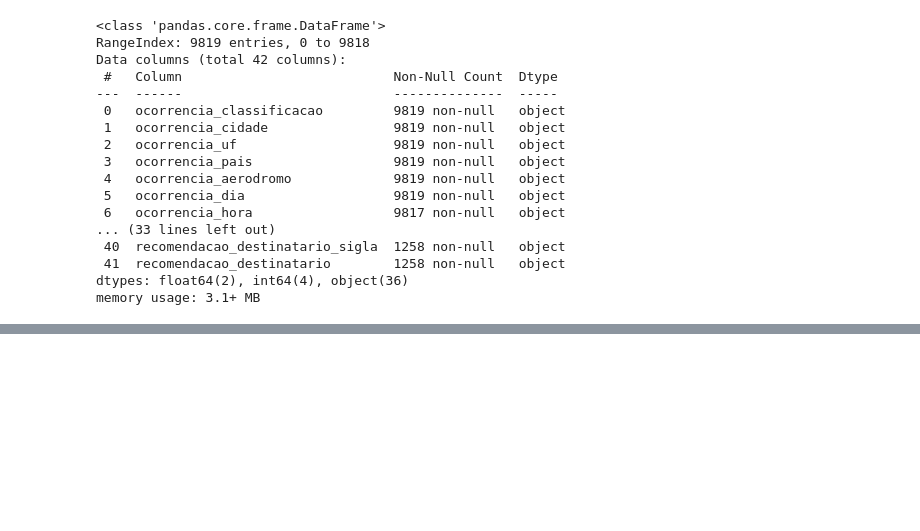
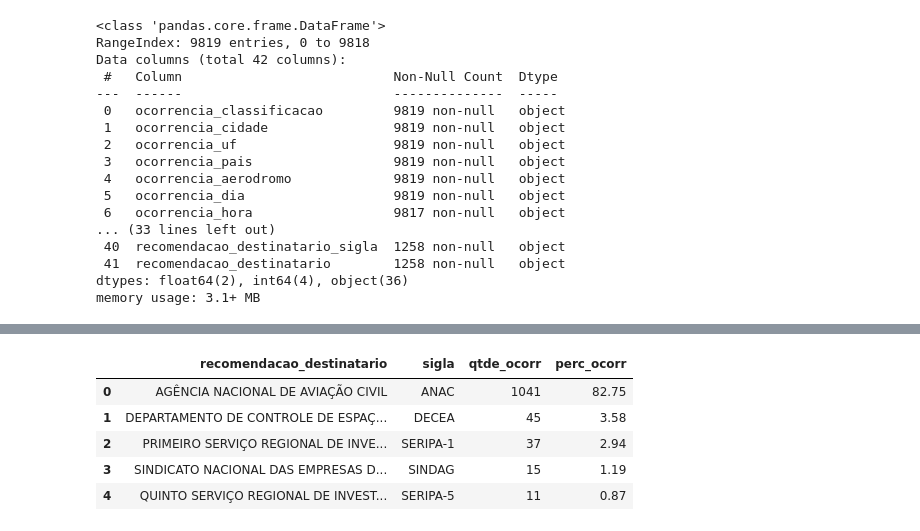
Before and after one commit to jairobernardesjunior/Cenipa_analisa_fatores_recomendacoes, a Jupyter notebook: 01 cenipa_analisa_fatores_recomendacoes.ipynb, the cells around one changed output, grey strips where cells are left out. Saved outputs shown, nothing was run; the diff lists cells and outputs as text; code cells hidden in the pictures; blank space fills up the shorter version.

```diff
--- a/01 cenipa_analisa_fatores_recomendacoes.ipynb
+++ b/01 cenipa_analisa_fatores_recomendacoes.ipynb
@@ -280,0 +419,26 @@ df_ocorr_cid.head(3)
+# %%
+# conta a quantidade de recomendacao_destinatario e agrupa
+# houve ocorrência de nulos para essa classificação, foram elimindados previamente, verificados em df_acidentes.info()
+df_ocorr_recomendacao_destinatario = sqldf('select recomendacao_destinatario as recomendacao_destinatario, ' \
+                               'recomendacao_destinatario_sigla as sigla, ' \
+                               'count(recomendacao_destinatario_sigla) as qtde_ocorr ' \
+                               'from df_acidentes_aux ' \
+                               'group by recomendacao_destinatario, recomendacao_destinatario_sigla ' \
+                               'order by 3 desc '
+                              )
+# %%
+# chama calcula percentual de ocorrência da classificação sobre o total de ocorrências
+df_ocorr_recomendacao_destinatario = calcula_percentual(df_ocorr_recomendacao_destinatario)
+# %%
+# faz sort por percentual decrescente
+df_ocorr_recomendacao_destinatario = df_ocorr_recomendacao_destinatario.sort_values(by='perc_ocorr', ascending=False)
+# %%
+# verifica as linhas iniciais
+df_ocorr_recomendacao_destinatario.head(5)
+# %% [output]
+|  | recomendacao_destinatario | sigla | qtde_ocorr | perc_ocorr |
+| 0 | AGÊNCIA NACIONAL DE AVIAÇÃO CIVIL | ANAC | 1041 | 82.75 |
+| 1 | DEPARTAMENTO DE CONTROLE DE ESPAÇ... | DECEA | 45 | 3.58 |
+| 2 | PRIMEIRO SERVIÇO REGIONAL DE INVE... | SERIPA-1 | 37 | 2.94 |
+| 3 | SINDICATO NACIONAL DAS EMPRESAS D... | SINDAG | 15 | 1.19 |
+| 4 | QUINTO SERVIÇO REGIONAL DE INVEST... | SERIPA-5 | 11 | 0.87 |
```
Also changed, not shown: parts of 61 cells of this notebook, 1 other file.
